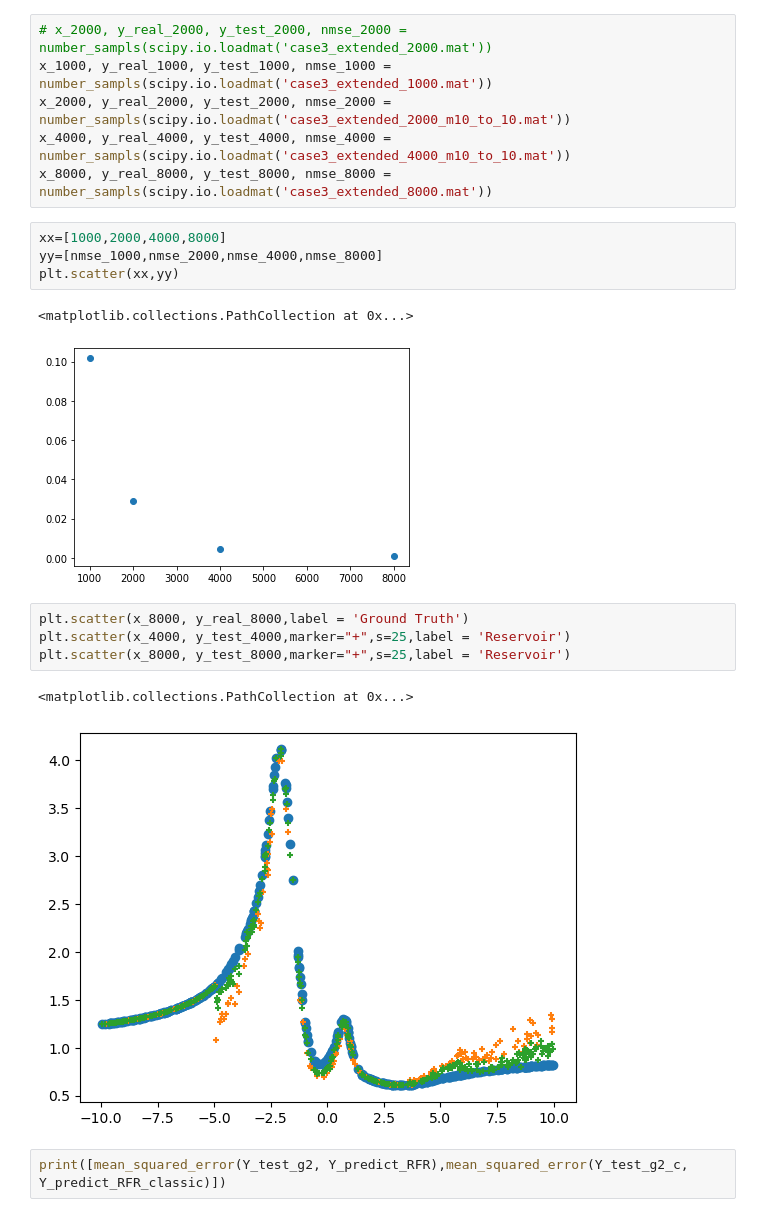
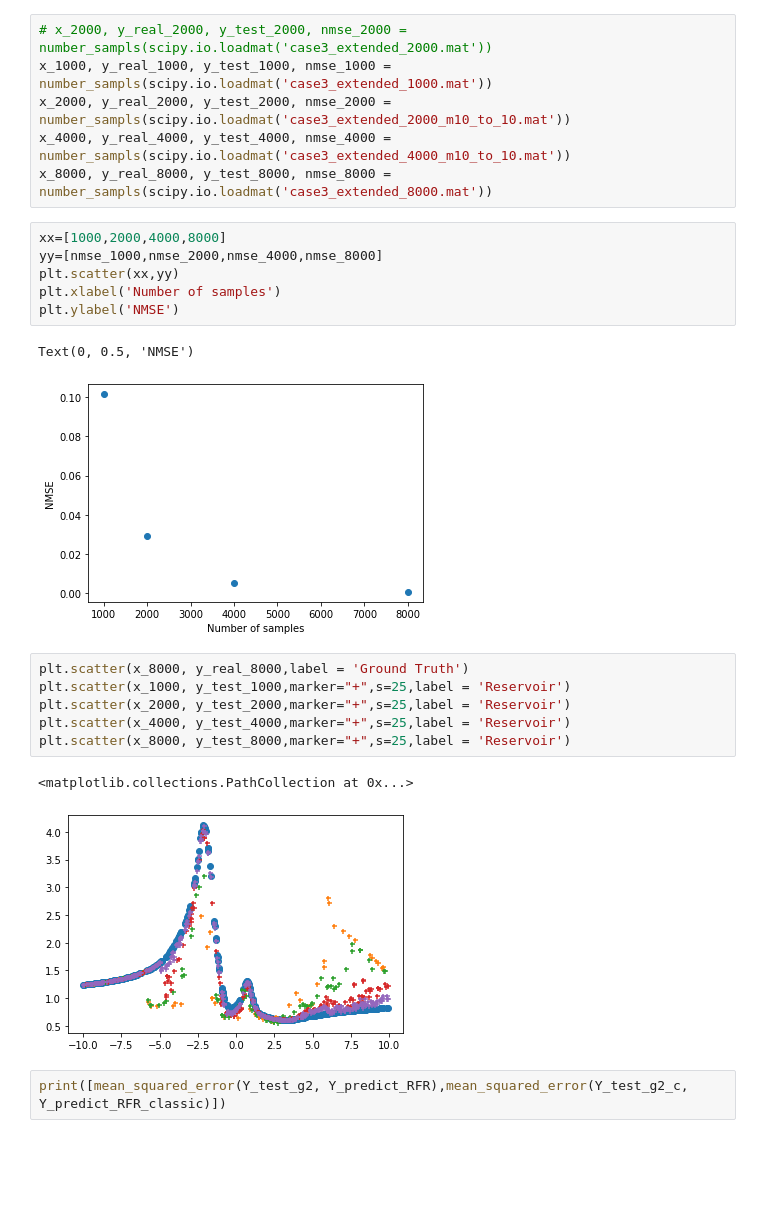
Before and after one commit to kdg930202/Polariton_neural_network, a Jupyter notebook: case3_reservoir_###samples.ipynb, the cells around one changed output. Drawn from its saved outputs; the diff is of its cells as text; blank space fills up the shorter version.

```diff
--- a/case3_reservoir_###samples.ipynb
+++ b/case3_reservoir_###samples.ipynb
@@ -142,16 +142,20 @@ x_8000, y_real_8000, y_test_8000, nmse_8000 = number_sampls(scipy.io.loadmat('ca
 xx=[1000,2000,4000,8000]
 yy=[nmse_1000,nmse_2000,nmse_4000,nmse_8000]
 plt.scatter(xx,yy)
+plt.xlabel('Number of samples')
+plt.ylabel('NMSE')
 # %% [output]
-<matplotlib.collections.PathCollection at 0x...>
+Text(0, 0.5, 'NMSE')
-[figure, old version]
+[figure, new version]
 # %%
 plt.scatter(x_8000, y_real_8000,label = 'Ground Truth')
+plt.scatter(x_1000, y_test_1000,marker="+",s=25,label = 'Reservoir')
+plt.scatter(x_2000, y_test_2000,marker="+",s=25,label = 'Reservoir')
 plt.scatter(x_4000, y_test_4000,marker="+",s=25,label = 'Reservoir')
 plt.scatter(x_8000, y_test_8000,marker="+",s=25,label = 'Reservoir')
 # %% [output]
 <matplotlib.collections.PathCollection at 0x...>
-[figure, old version]
+[figure, new version]
 # %%
 print([mean_squared_error(Y_test_g2, Y_predict_RFR),mean_squared_error(Y_test_g2_c, Y_predict_RFR_classic)])
 # %% [output]
```
